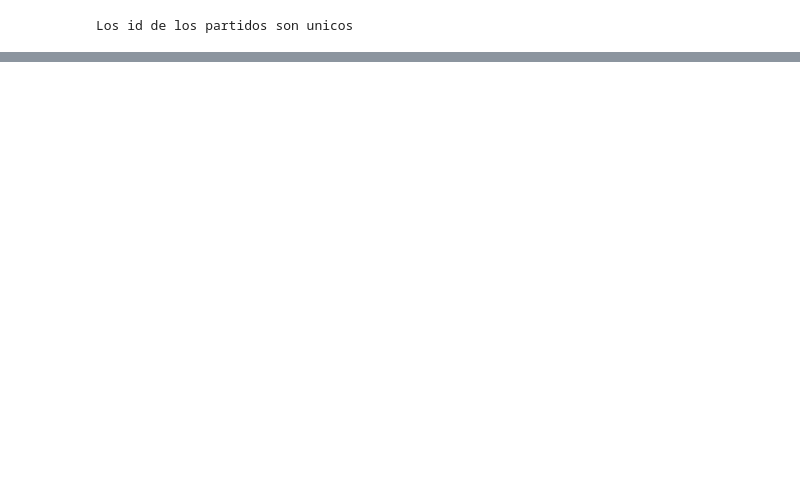
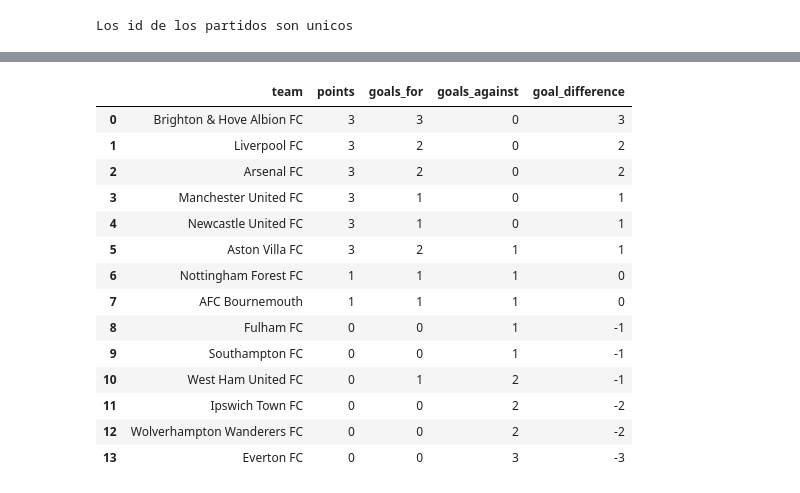
Before and after one commit to RaphaelNicaise/DataEngineering_PremierLeague, a Jupyter notebook: Extraccion_datos_football_data.ipynb, the cells around one changed output, grey strips where cells are left out. Saved outputs shown, nothing was run; the diff lists cells and outputs as text; code cells hidden in the pictures; blank space fills up the shorter version.

Commit message:
new: Tabla de posiciones

```diff
--- a/Extraccion_datos_football_data.ipynb
+++ b/Extraccion_datos_football_data.ipynb
@@ -495,0 +504,7 @@ Hay 90 partidos que no estan en estado FINISHED
+# %%
+df_teams_to_join = pd.read_parquet("data_lake/silver/teams_info")
+# id y el nombre del equipo
+df_teams_to_join = df_teams_to_join[['id','team']]
+df_teams_to_join.head(3)
+
+df_played_matches_dt.head() # -> DataFrame con los partidos jugados home y away contienen el id del equipo
@@ -496,2 +549,49 @@ Hay 90 partidos que no estan en estado FINISHED
+# %%
+positions = pd.DataFrame(columns=['team', 'points', 'goals_for', 'goals_against', 'goal_difference'])
+
+df_played_matches_json = df_played_matches_dt_joined.to_json(orient='records')
+
+for indice,row in df_played_matches_dt_joined.iterrows():
+
+    home_team = row["home_team"]
+    away_team = row["away_team"]
+    goals_home = row["goals_home"]
+    goals_away = row["goals_away"]
+
+
+    # Update Positions toma la tabla de posiciones, el equipo, los goles a favor, los goles en contra y los puntos
+    if goals_home > goals_away: # En caso de que el equipo home gane
+        update_positions(positions,home_team,goals_home,goals_away,3)
+        update_positions(positions,away_team,goals_away,goals_home,0)
+    elif goals_home < goals_away: # En caso de que el equipo away gane
+        update_positions(positions,home_team,goals_home,goals_away,0)
+        update_positions(positions,away_team,goals_away,goals_home,3)
+    else: # En caso de empate
+        update_positions(positions,home_team,goals_home,goals_away,1)
+        update_positions(positions,away_team,goals_away,goals_home,1)
+
+#Tabla ordenada de mas a menos puntos, y si coinciden puntos, ordenar por goles de diferencia
+positions.sort_values(by=['points','goal_difference'],ascending=False,inplace=True)
+
+# Resetea indice de registros de pandas ya que en el paso anterior se ordenaron los registros
+positions.reset_index(drop=True,inplace=True,)
+
+positions
+# %% [output]
+|  | team | points | goals_for | goals_against | goal_difference |
+| 0 | Brighton & Hove Albion FC | 3 | 3 | 0 | 3 |
+| 1 | Liverpool FC | 3 | 2 | 0 | 2 |
+| 2 | Arsenal FC | 3 | 2 | 0 | 2 |
+| 3 | Manchester United FC | 3 | 1 | 0 | 1 |
+| 4 | Newcastle United FC | 3 | 1 | 0 | 1 |
+| 5 | Aston Villa FC | 3 | 2 | 1 | 1 |
+| 6 | Nottingham Forest FC | 1 | 1 | 1 | 0 |
+| 7 | AFC Bournemouth | 1 | 1 | 1 | 0 |
+| 8 | Fulham FC | 0 | 0 | 1 | -1 |
+| 9 | Southampton FC | 0 | 0 | 1 | -1 |
+| 10 | West Ham United FC | 0 | 1 | 2 | -1 |
+| 11 | Ipswich Town FC | 0 | 0 | 2 | -2 |
+| 12 | Wolverhampton Wanderers FC | 0 | 0 | 2 | -2 |
+| 13 | Everton FC | 0 | 0 | 3 | -3 |
 # %%
 # Verificar edad media de los jugadores
```
Also changed, not shown: parts of 21 cells of this notebook.
